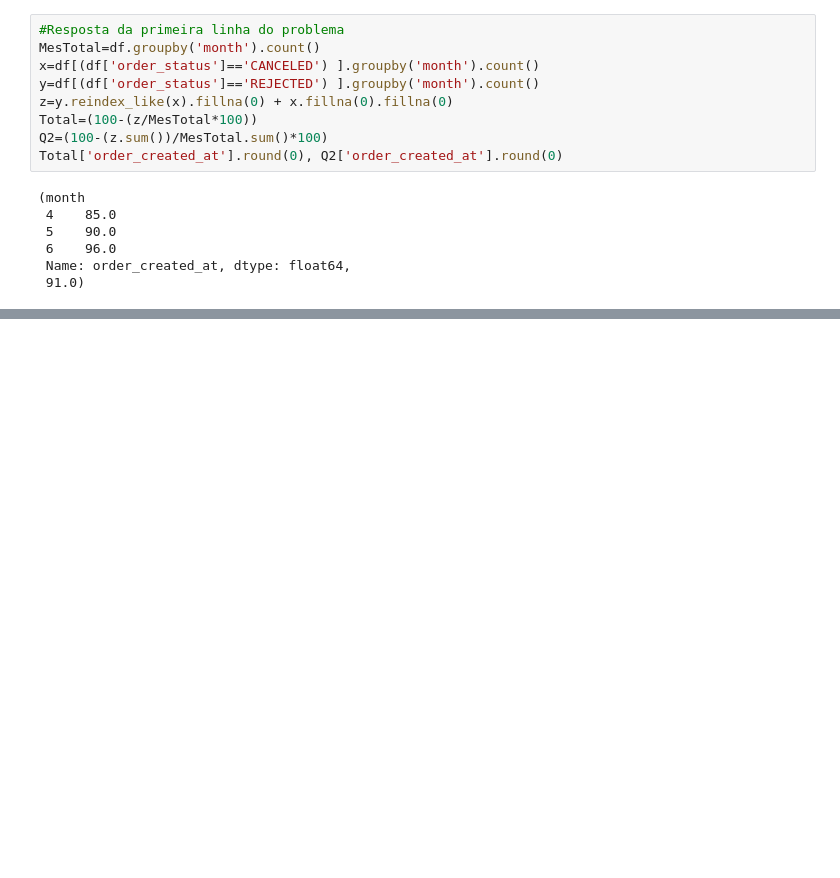
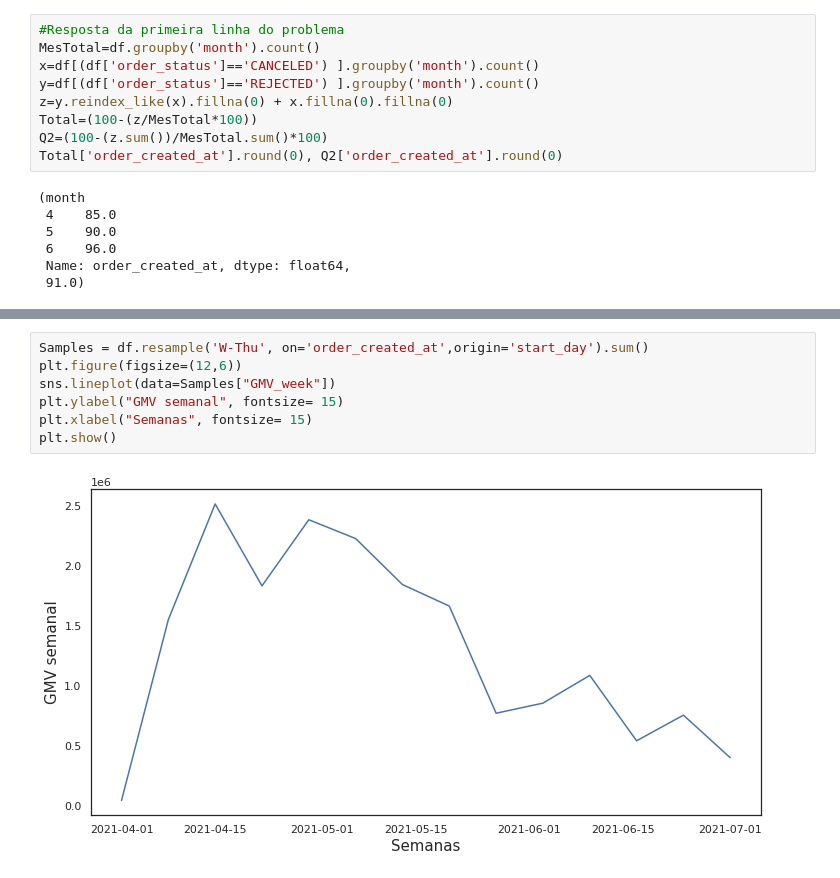
Before and after one commit to fabricio2384/Prova_merce_do_bairro, a Jupyter notebook: Mercê dp Bairro - Prova.ipynb, the cells around one changed output, grey strips where cells are left out. Saved outputs shown, nothing was run; the diff lists cells and outputs as text; blank space fills up the shorter version.

```diff
--- a/Mercê dp Bairro - Prova.ipynb
+++ b/Mercê dp Bairro - Prova.ipynb
@@ -138,0 +189,9 @@ df.groupby('month').sum()
+# %%
+Samples = df.resample('W-Thu', on='order_created_at',origin='start_day').sum()
+plt.figure(figsize=(12,6))
+sns.lineplot(data=Samples["GMV_week"])
+plt.ylabel("GMV semanal", fontsize= 15)
+plt.xlabel("Semanas", fontsize= 15)
+plt.show()
+# %% [output]
+[figure, added]
```
Also changed, not shown: parts of 10 cells of this notebook, 1 other file.
